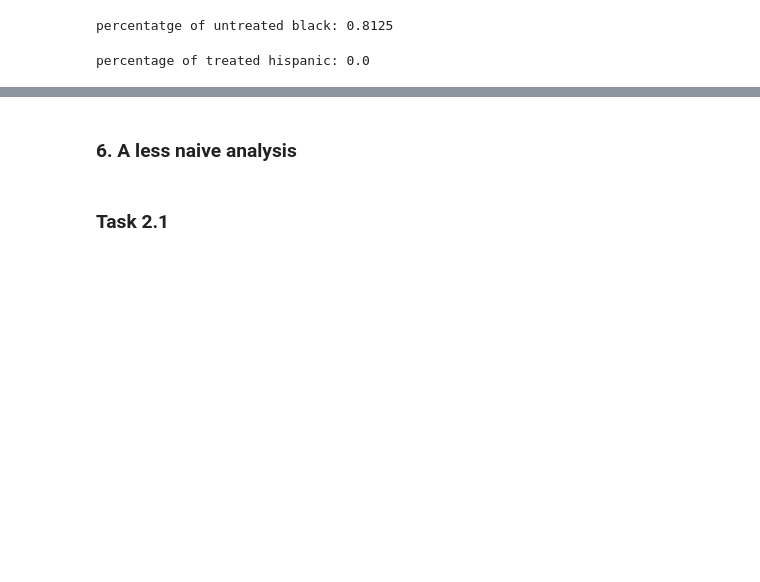
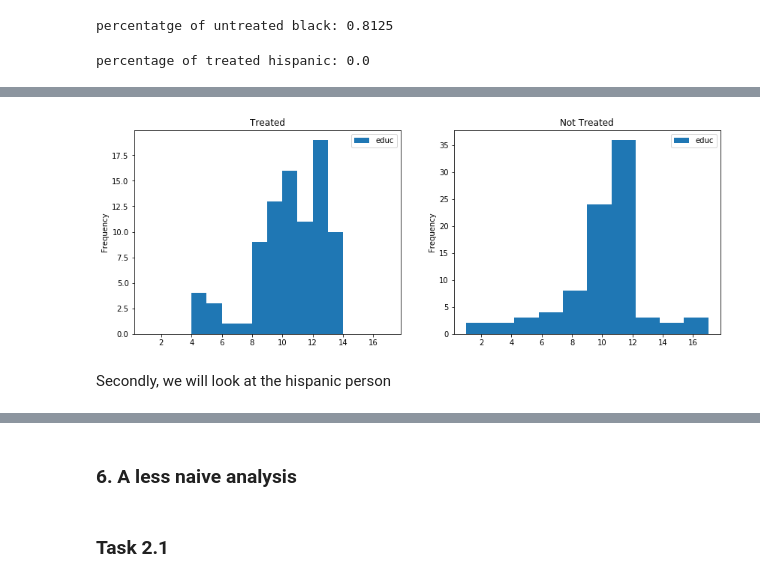
Before and after one commit to IsaacLeimgruber/ADA_labs_repo, a Jupyter notebook: 04 - Applied ML/HW04_Charles.ipynb, the cells around one changed output, grey strips where cells are left out. Saved outputs shown, nothing was run; the diff lists cells and outputs as text; code cells hidden in the pictures; blank space fills up the shorter version.

```diff
--- a/04 - Applied ML/HW04_Charles.ipynb
+++ b/04 - Applied ML/HW04_Charles.ipynb
@@ -709,0 +758,6 @@ percentage of untreated histpanic: 0.0
+# %%
+shared_plot_by('educ', 'hist', patients_black_treated_matched, patients_black_not_treated)
+# %% [output]
+[figure, added]
+# %% [markdown]
+Secondly, we will look at the hispanic person
```
Also changed, not shown: parts of 36 cells of this notebook.
